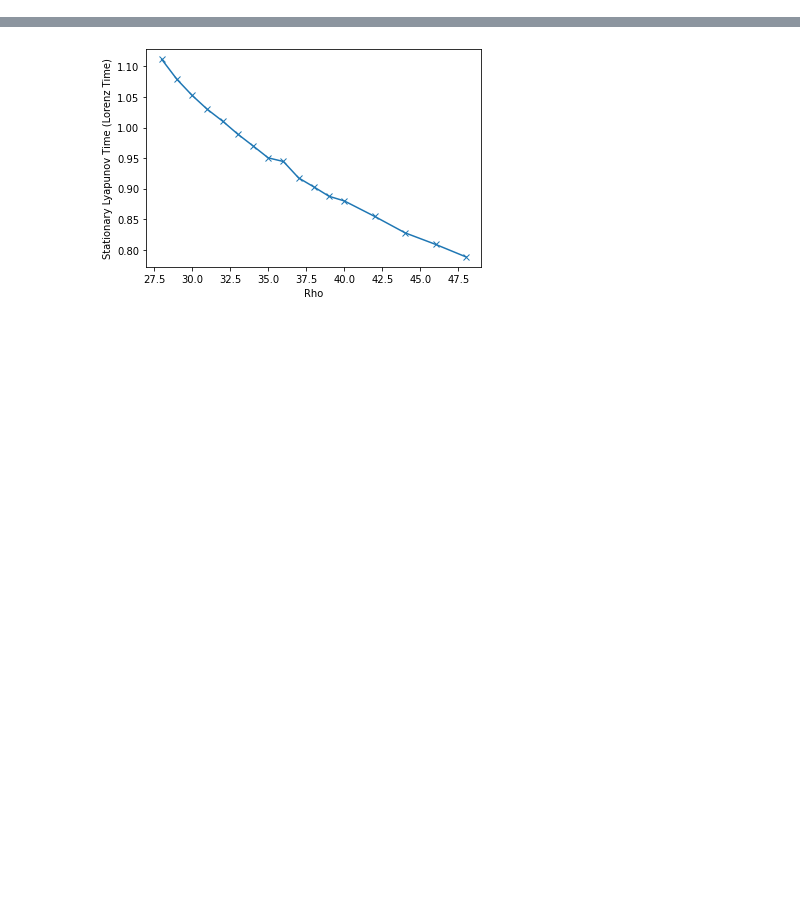
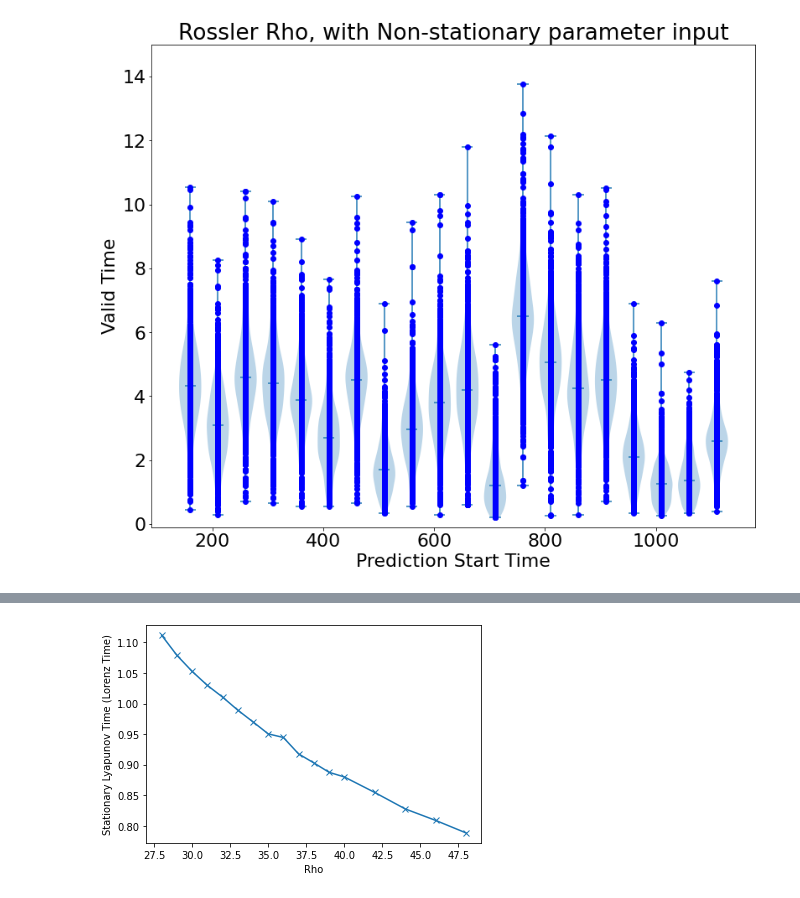
Before and after one commit to awikner/Reservoir-GN-RL, a Jupyter notebook: results_plotter.ipynb, the cells around one changed output, grey strips where cells are left out. Saved outputs shown, nothing was run; the diff lists cells and outputs as text; code cells hidden in the pictures; blank space fills up the shorter version.

```diff
--- a/results_plotter.ipynb
+++ b/results_plotter.ipynb
@@ -88,0 +93,20 @@ print(np.median(valid_times_noextern))
+# %%
+fig6 = plt.figure(figsize = (10,8))
+ax = fig6.add_axes([0,0,1,1])
+period = 500
+periodic_data_extern = []
+periodic_data_noextern = []
+plt.rcParams.update({'font.size': 22})
+for i in range(times.size):
+    periodic_data_extern.append(valid_times_extern[:,i].flatten())
+bp = ax.violinplot(periodic_data_extern, positions = times, showmedians = True, widths = 40)
+for i in range(times.size):
+    plt.plot(np.ones(valid_times_extern[:,i].flatten().size)*times[i], valid_times_extern[:,i].flatten(), 'bo')
+plt.ylim([-0.1,15])
+plt.xlabel('Prediction Start Time')
+plt.ylabel('Valid Time')
+plt.title('Rossler Rho, with Non-stationary parameter input')
+plt.savefig('lorenz_rossler_VT_density_extern.png')
+plt.show()
+# %% [output]
+[figure, added]
```
Also changed, not shown: parts of 10 cells of this notebook, 27 other files.
